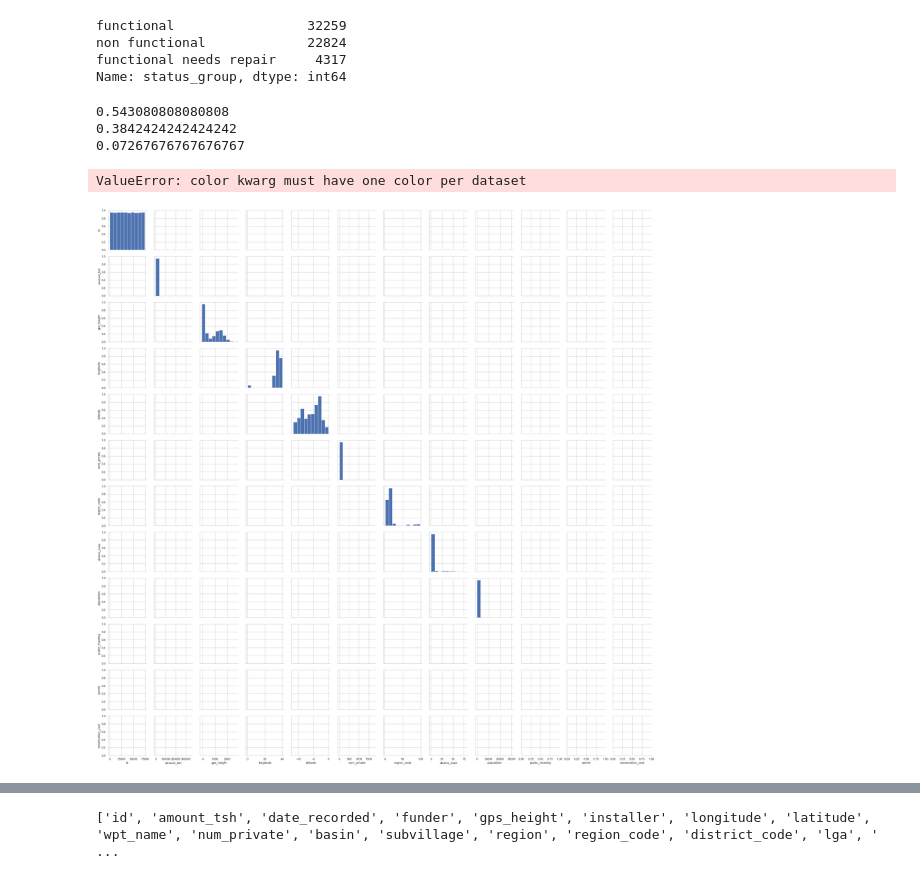
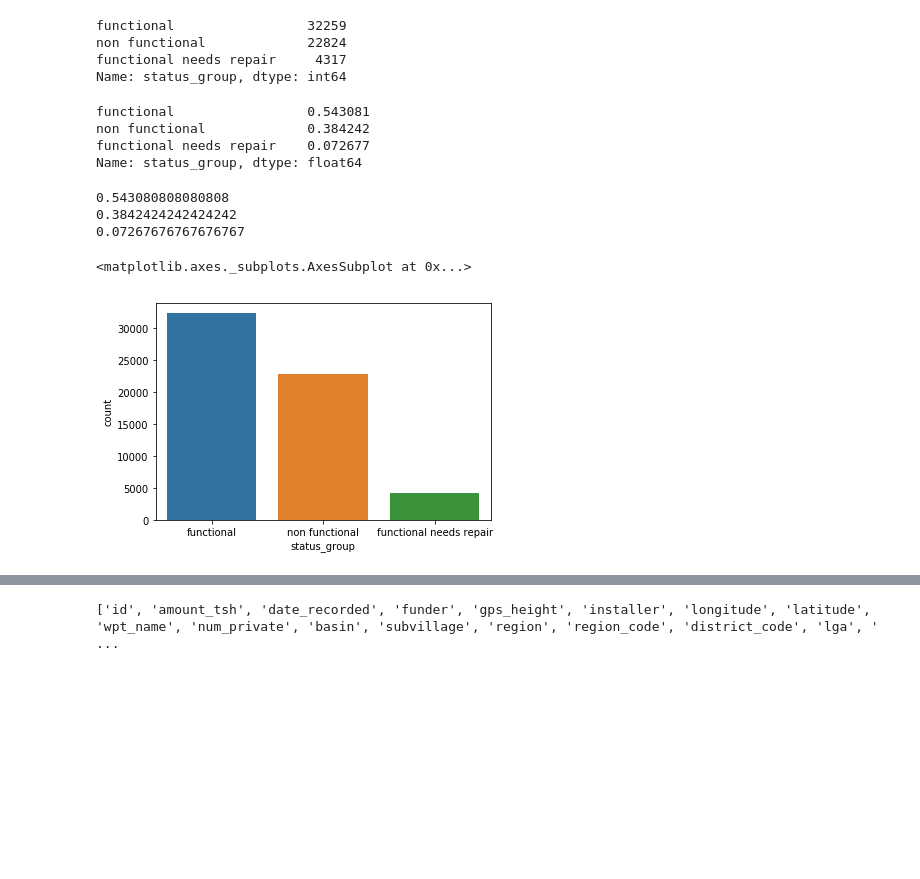
Before and after one commit to sebbsnow/data-science-maintenance-water-pumps, a Jupyter notebook: Water-Pump-Maintenance.ipynb, the cells around one changed output, grey strips where cells are left out. Saved outputs shown, nothing was run; the diff lists cells and outputs as text; code cells hidden in the pictures; blank space fills up the shorter version.

```diff
--- a/Water-Pump-Maintenance.ipynb
+++ b/Water-Pump-Maintenance.ipynb
@@ -9,6 +9,6 @@ from matplotlib.pylab import rcParams
 import seaborn as sns
 # %%
 # Lire le fichier CSV
-dfX = pd.read_csv('dataset/PUMP_training_set_values.csv') # predictive variables
-dfY = pd.read_csv('dataset/PUMP_training_set_labels.csv') # target variable
-dfTest = pd.read_csv('dataset/PUMP_test_set_values.csv') # test set
+dfX = pd.read_csv('dataset/PUMP_training_set_values.csv', encoding = 'iso-8859-1') # VARIABLES PREDICTIVES
+dfY = pd.read_csv('dataset/PUMP_training_set_labels.csv', encoding = 'iso-8859-1') # target variable
+dfTest = pd.read_csv('dataset/PUMP_test_set_values.csv', encoding = 'iso-8859-1') # test set
@@ -99,6 +148,15 @@ functional                 32259
 non functional             22824
 functional needs repair     4317
 Name: status_group, dtype: int64
+# %%
+# VARIABLES TARGET
+# % de pompes en fonction de la valeur d’état de la pompe
+print (dfY['status_group'].value_counts()/len(dfY['status_group']))
+# %% [output]
+functional                 0.543081
+non functional             0.384242
+functional needs repair    0.072677
+Name: status_group, dtype: float64
 # %%
 # VARIABLES TARGET
 # % de pompes en fonction de la valeur d’état de la pompe
@@ -110,10 +168,10 @@ print ((dfY['status_group'] == "functional needs repair").sum()/len(dfX.index))
 0.543080808080808
 0.3842424242424242
 0.07267676767676767
-# %%
-# Pairwise plots
-# Create the default pairplot
-sns.pairplot(dfX)
-# %% [output]
-ValueError: color kwarg must have one color per dataset
-[figure, removed]
+# %%
+# VARIABLES TARGET
+# Afficher le graph des variables target
+sns.countplot(dfY['status_group'])
+# %% [output]
+<matplotlib.axes._subplots.AxesSubplot at 0x...>
+[figure, added]
```
Also changed, not shown: parts of 8 cells of this notebook.
